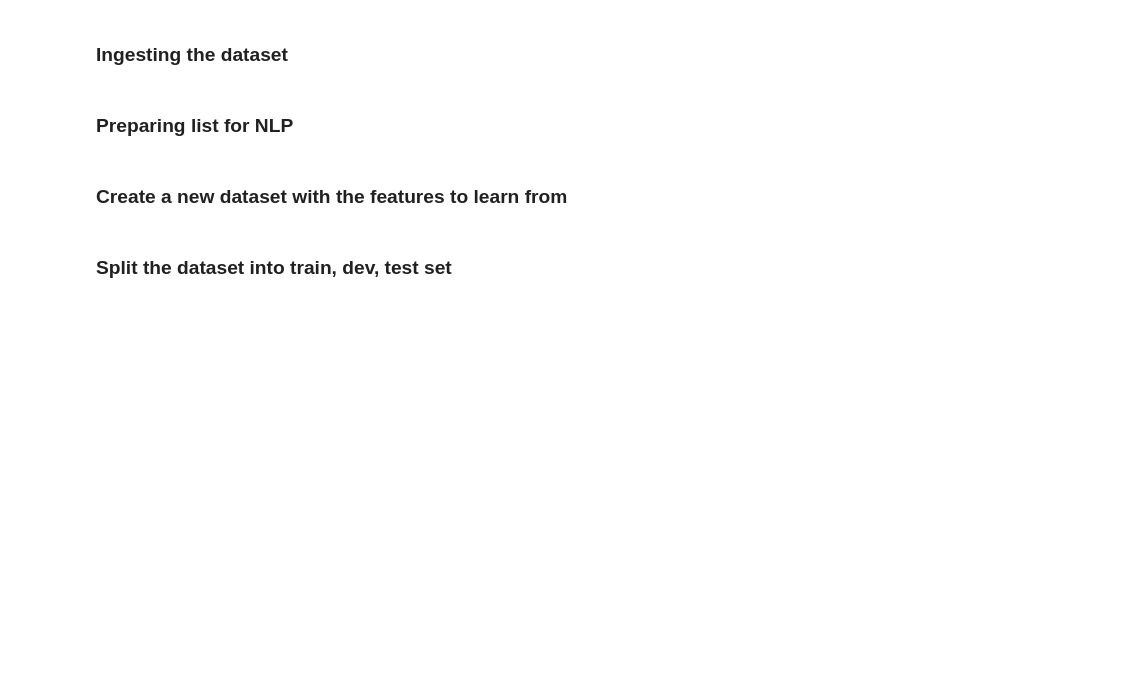
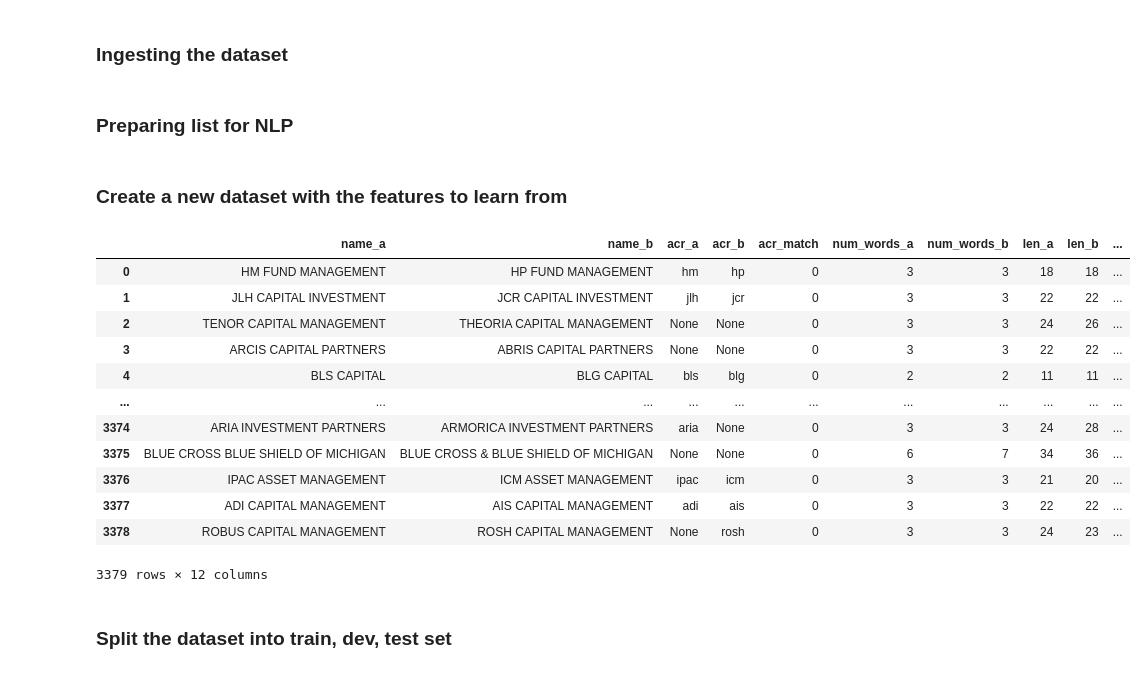
Before and after one commit to JContro/Fuzzy-World, a Jupyter notebook: Model_jupyter.ipynb, the cells around one changed output. Saved outputs shown, nothing was run; the diff lists cells and outputs as text; code cells hidden in the pictures; blank space fills up the shorter version.

```diff
--- a/Model_jupyter.ipynb
+++ b/Model_jupyter.ipynb
@@ -132,6 +132,22 @@ base_df["LV_distance"] = base_df.apply(
 
 # Get the target
 base_df["target"] = df["accept_match"].apply(lambda x: u.convert_target(x))
+# %%
+base_df
+# %% [output]
+|  | name_a | name_b | acr_a | acr_b | acr_match | num_words_a | num_words_b | len_a | len_b | ... |
+| 0 | HM FUND MANAGEMENT | HP FUND MANAGEMENT | hm | hp | 0 | 3 | 3 | 18 | 18 | ... |
+| 1 | JLH CAPITAL INVESTMENT | JCR CAPITAL INVESTMENT | jlh | jcr | 0 | 3 | 3 | 22 | 22 | ... |
+| 2 | TENOR CAPITAL MANAGEMENT | THEORIA CAPITAL MANAGEMENT | None | None | 0 | 3 | 3 | 24 | 26 | ... |
+| 3 | ARCIS CAPITAL PARTNERS | ABRIS CAPITAL PARTNERS | None | None | 0 | 3 | 3 | 22 | 22 | ... |
+| 4 | BLS CAPITAL | BLG CAPITAL | bls | blg | 0 | 2 | 2 | 11 | 11 | ... |
+| ... | ... | ... | ... | ... | ... | ... | ... | ... | ... | ... |
+| 3374 | ARIA INVESTMENT PARTNERS | ARMORICA INVESTMENT PARTNERS | aria | None | 0 | 3 | 3 | 24 | 28 | ... |
+| 3375 | BLUE CROSS BLUE SHIELD OF MICHIGAN | BLUE CROSS & BLUE SHIELD OF MICHIGAN | None | None | 0 | 6 | 7 | 34 | 36 | ... |
+| 3376 | IPAC ASSET MANAGEMENT | ICM ASSET MANAGEMENT | ipac | icm | 0 | 3 | 3 | 21 | 20 | ... |
+| 3377 | ADI CAPITAL MANAGEMENT | AIS CAPITAL MANAGEMENT | adi | ais | 0 | 3 | 3 | 22 | 22 | ... |
+| 3378 | ROBUS CAPITAL MANAGEMENT | ROSH CAPITAL MANAGEMENT | None | rosh | 0 | 3 | 3 | 24 | 23 | ... |
+3379 rows × 12 columns
 # %% [markdown]
 ### Split the dataset into train, dev, test set
 # %%
```
Also changed, not shown: parts of 9 cells of this notebook, 3 other files.
